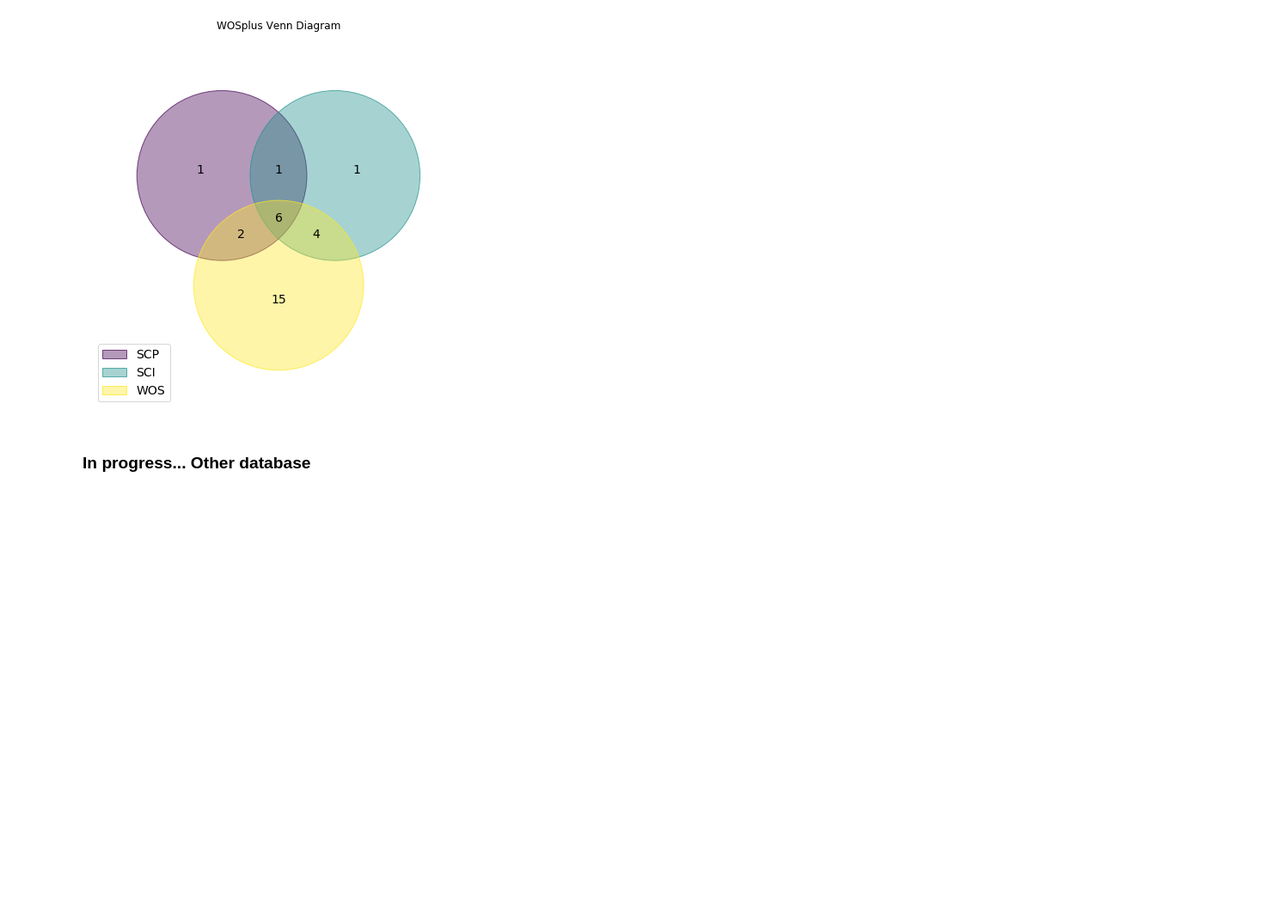
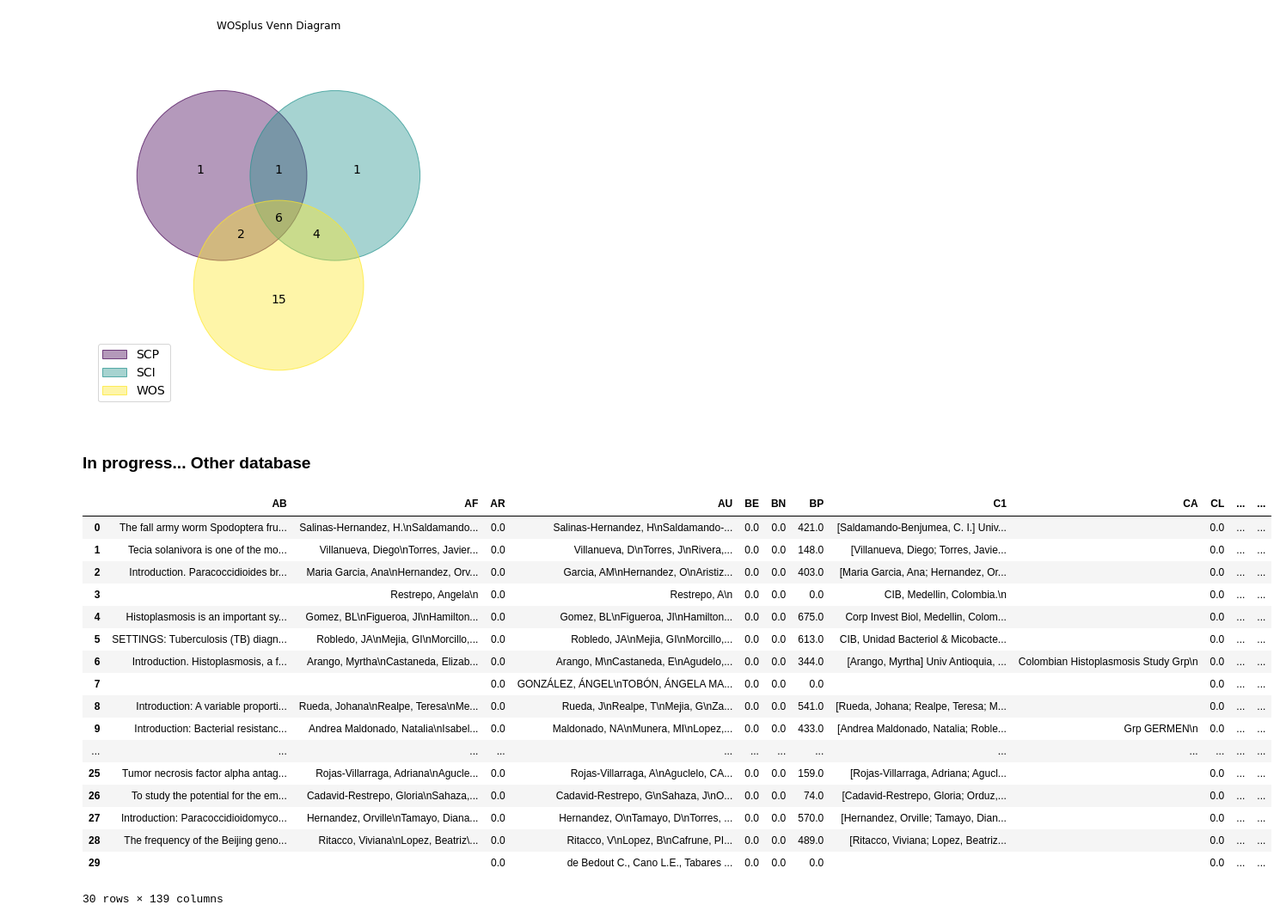
Before and after one commit to colav/WOSplus, a Jupyter notebook: test_sample.ipynb, the cells around one changed output. Shown at 86% size. Saved outputs shown, nothing was run; the diff lists cells and outputs as text; code cells hidden in the pictures; blank space fills up the shorter version.

```diff
--- a/test_sample.ipynb
+++ b/test_sample.ipynb
@@ -132,4 +127,24 @@ cib.plot_sets()
 ### In progress... Other database
 # %%
 cib.load_biblio('Sample_SCP.xlsx',prefix='NEW')
+cib.WOS_SCI_SCP
+# %% [output]
+|  | AB | AF | AR | AU | BE | BN | BP | C1 | CA | CL | ... | ... |
+| 0 | The fall army worm Spodoptera fru... | Salinas-Hernandez, H.\nSaldamando... | 0.0 | Salinas-Hernandez, H\nSaldamando-... | 0.0 | 0.0 | 421.0 | [Saldamando-Benjumea, C. I.] Univ... |  | 0.0 | ... | ... |
+| 1 | Tecia solanivora is one of the mo... | Villanueva, Diego\nTorres, Javier... | 0.0 | Villanueva, D\nTorres, J\nRivera,... | 0.0 | 0.0 | 148.0 | [Villanueva, Diego; Torres, Javie... |  | 0.0 | ... | ... |
+| 2 | Introduction. Paracoccidioides br... | Maria Garcia, Ana\nHernandez, Orv... | 0.0 | Garcia, AM\nHernandez, O\nAristiz... | 0.0 | 0.0 | 403.0 | [Maria Garcia, Ana; Hernandez, Or... |  | 0.0 | ... | ... |
+| 3 |  | Restrepo, Angela\n | 0.0 | Restrepo, A\n | 0.0 | 0.0 | 0.0 | CIB, Medellin, Colombia.\n |  | 0.0 | ... | ... |
+| 4 | Histoplasmosis is an important sy... | Gomez, BL\nFigueroa, JI\nHamilton... | 0.0 | Gomez, BL\nFigueroa, JI\nHamilton... | 0.0 | 0.0 | 675.0 | Corp Invest Biol, Medellin, Colom... |  | 0.0 | ... | ... |
+| 5 | SETTINGS: Tuberculosis (TB) diagn... | Robledo, JA\nMejia, GI\nMorcillo,... | 0.0 | Robledo, JA\nMejia, GI\nMorcillo,... | 0.0 | 0.0 | 613.0 | CIB, Unidad Bacteriol & Micobacte... |  | 0.0 | ... | ... |
+| 6 | Introduction. Histoplasmosis, a f... | Arango, Myrtha\nCastaneda, Elizab... | 0.0 | Arango, M\nCastaneda, E\nAgudelo,... | 0.0 | 0.0 | 344.0 | [Arango, Myrtha] Univ Antioquia, ... | Colombian Histoplasmosis Study Grp\n | 0.0 | ... | ... |
+| 7 |  |  | 0.0 | GONZÁLEZ, ÁNGEL\nTOBÓN, ÁNGELA MA... | 0.0 | 0.0 | 0.0 |  |  | 0.0 | ... | ... |
+| 8 | Introduction: A variable proporti... | Rueda, Johana\nRealpe, Teresa\nMe... | 0.0 | Rueda, J\nRealpe, T\nMejia, G\nZa... | 0.0 | 0.0 | 541.0 | [Rueda, Johana; Realpe, Teresa; M... |  | 0.0 | ... | ... |
+| 9 | Introduction: Bacterial resistanc... | Andrea Maldonado, Natalia\nIsabel... | 0.0 | Maldonado, NA\nMunera, MI\nLopez,... | 0.0 | 0.0 | 433.0 | [Andrea Maldonado, Natalia; Roble... | Grp GERMEN\n | 0.0 | ... | ... |
+| ... | ... | ... | ... | ... | ... | ... | ... | ... | ... | ... | ... | ... |
+| 25 | Tumor necrosis factor alpha antag... | Rojas-Villarraga, Adriana\nAgucle... | 0.0 | Rojas-Villarraga, A\nAguclelo, CA... | 0.0 | 0.0 | 159.0 | [Rojas-Villarraga, Adriana; Agucl... |  | 0.0 | ... | ... |
+| 26 | To study the potential for the em... | Cadavid-Restrepo, Gloria\nSahaza,... | 0.0 | Cadavid-Restrepo, G\nSahaza, J\nO... | 0.0 | 0.0 | 74.0 | [Cadavid-Restrepo, Gloria; Orduz,... |  | 0.0 | ... | ... |
+| 27 | Introduction: Paracoccidioidomyco... | Hernandez, Orville\nTamayo, Diana... | 0.0 | Hernandez, O\nTamayo, D\nTorres, ... | 0.0 | 0.0 | 570.0 | [Hernandez, Orville; Tamayo, Dian... |  | 0.0 | ... | ... |
+| 28 | The frequency of the Beijing geno... | Ritacco, Viviana\nLopez, Beatriz\... | 0.0 | Ritacco, V\nLopez, B\nCafrune, PI... | 0.0 | 0.0 | 489.0 | [Ritacco, Viviana; Lopez, Beatriz... |  | 0.0 | ... | ... |
+| 29 |  |  | 0.0 | de Bedout C., Cano L.E., Tabares ... | 0.0 | 0.0 | 0.0 |  |  | 0.0 | ... | ... |
+30 rows × 139 columns
 # %%
```
Also changed, not shown: parts of 10 cells of this notebook, 2 other files.
